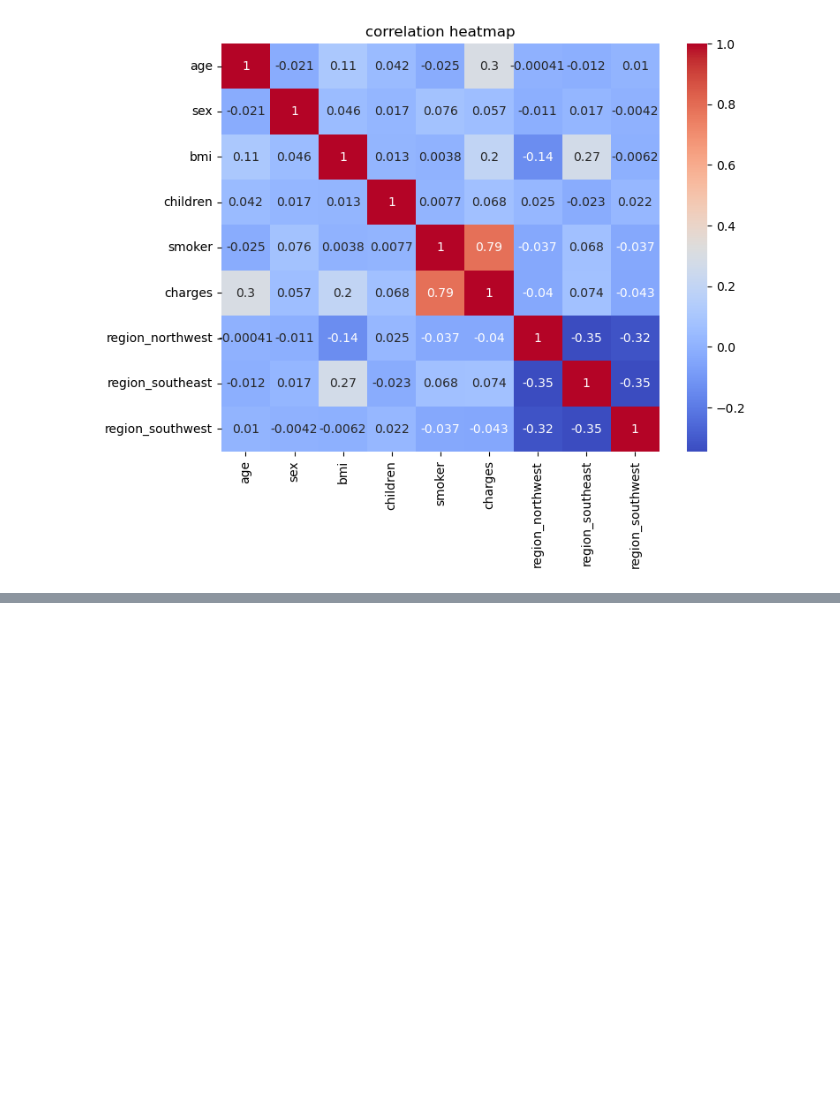
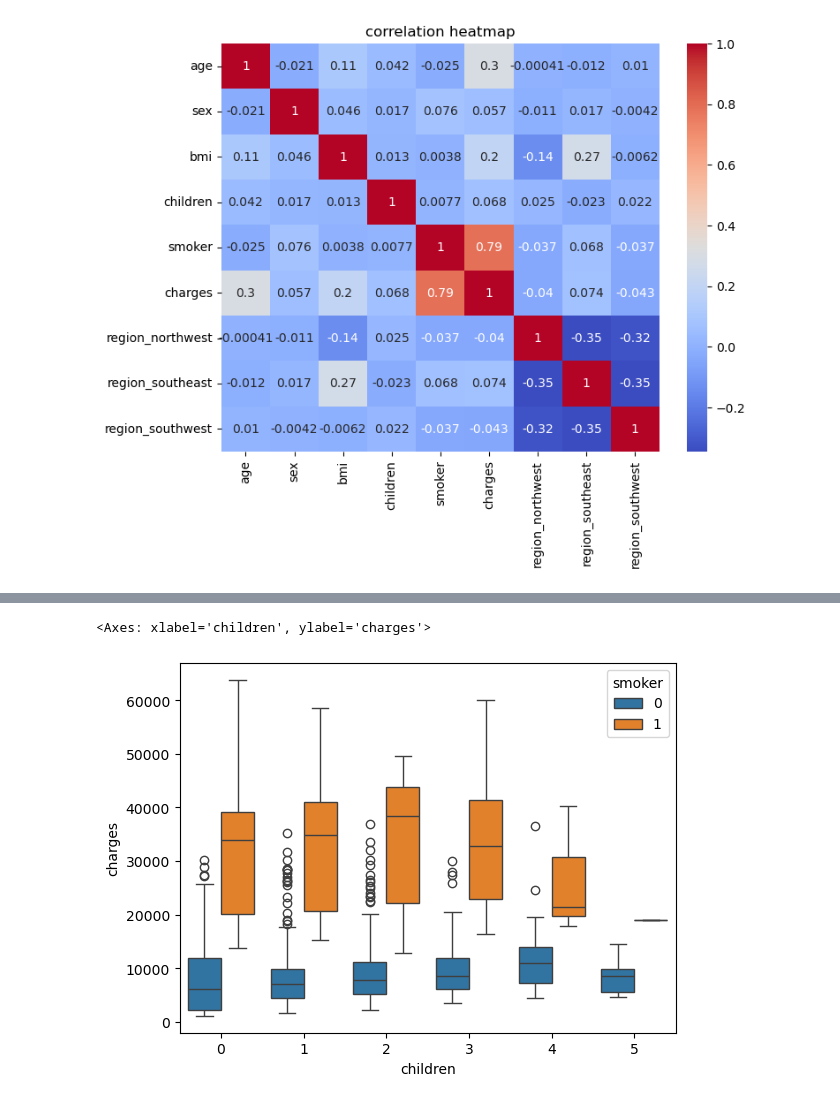
Before and after one commit to sarfraspc/medical-insurance-costs, a Jupyter notebook: notebook/eda.ipynb, the cells around one changed output, grey strips where cells are left out. Saved outputs shown, nothing was run; the diff lists cells and outputs as text; code cells hidden in the pictures; blank space fills up the shorter version.

```diff
--- a/notebook/eda.ipynb
+++ b/notebook/eda.ipynb
@@ -85,0 +94,5 @@ plt.show()
+# %%
+sns.boxplot(df,x='children',y='charges',hue='smoker')
+# %% [output]
+<Axes: xlabel='children', ylabel='charges'>
+[figure, added]
```
Also changed, not shown: parts of 3 cells of this notebook, 5 other files.
